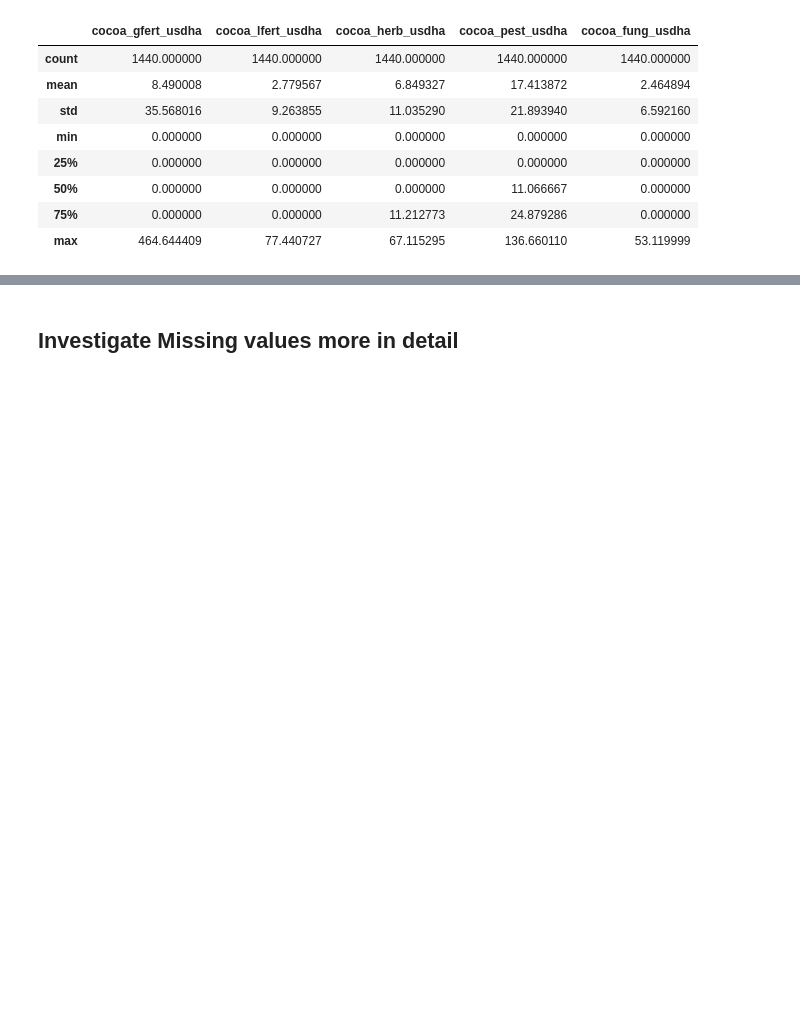
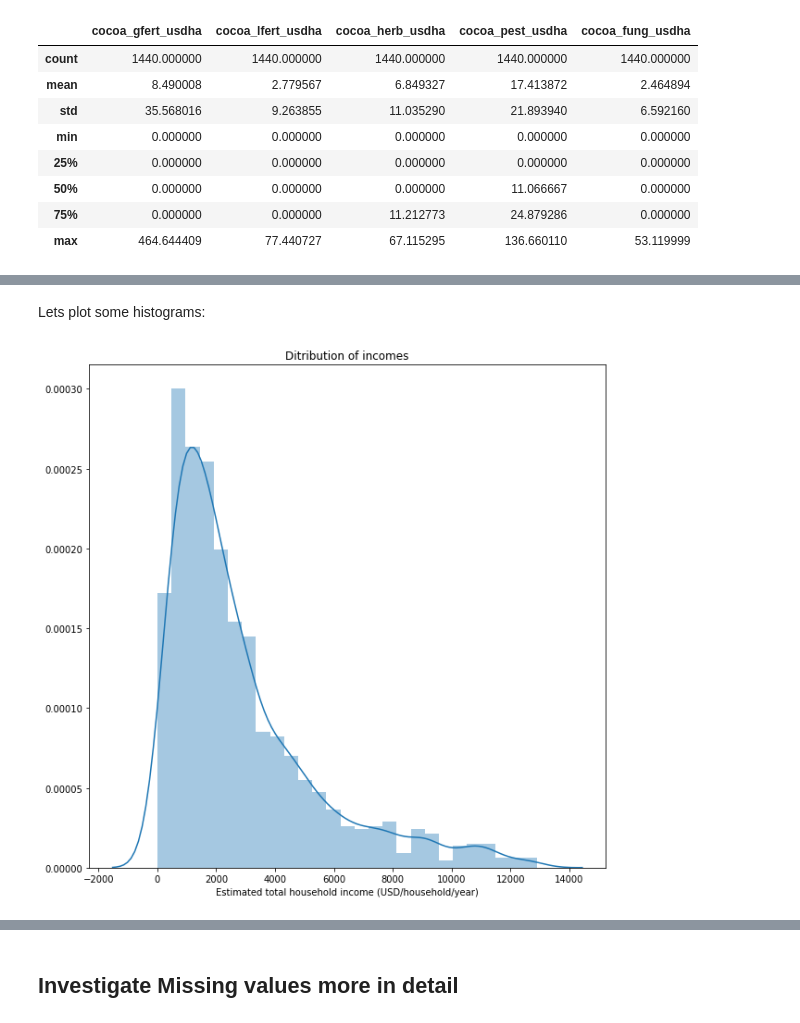
Before and after one commit to mtyszler/LivingIncomeModel, a Jupyter notebook: LivingIncomeAnalysis.ipynb, the cells around one changed output, grey strips where cells are left out. Drawn from its saved outputs; the diff is of its cells as text; code cells hidden in the pictures; blank space fills up the shorter version.

Commit message:
Updates to the notebook, including computing total income and living income benchmark

```diff
--- a/LivingIncomeAnalysis.ipynb
+++ b/LivingIncomeAnalysis.ipynb
@@ -586,0 +664,2 @@ data[inputcosts_extended_list].describe()
+# %%
+data = data[data['hh_income_perc_cocoa']>0]
@@ -586,0 +668,9 @@ data[inputcosts_extended_list].describe()
+# %%
+data['Estimated total household income (USD/household/year)'] = (
+    (
+        + data['cocoa_prod_total_kgsha']*data['cocoa_price_usdkg']
+        - data['Cocoa input costs (USD/ha)']
+        - data['Cocoa hired labour costs (USD/ha)']
+    )*data['cocoa_land_used_morethan5_ha']
+    /data['hh_income_perc_cocoa']
+)
@@ -586,0 +693,2 @@ data[inputcosts_extended_list].describe()
+# %%
+data = data[data['Estimated total household income (USD/household/year)']>0]
@@ -586,0 +697,6 @@ data[inputcosts_extended_list].describe()
+# %%
+upper_limit = data['Estimated total household income (USD/household/year)'].mean() + data['Estimated total household income (USD/household/year)'].std()*4
+
+while data['Estimated total household income (USD/household/year)'].max() > upper_limit:
+    data = data[data['Estimated total household income (USD/household/year)']<=upper_limit]
+    upper_limit = data['Estimated total household income (USD/household/year)'].mean() + data['Estimated total household income (USD/household/year)'].std()*4
@@ -586,0 +724,8 @@ data[inputcosts_extended_list].describe()
+# %% [markdown]
+Lets plot some histograms:
+# %%
+plt.figure(figsize=(10,10))
+plt.title ('Ditribution of incomes')
+sns.distplot(data['Estimated total household income (USD/household/year)']);
+# %% [output]
+[figure, added]
```
Also changed, not shown: parts of 74 cells of this notebook.
